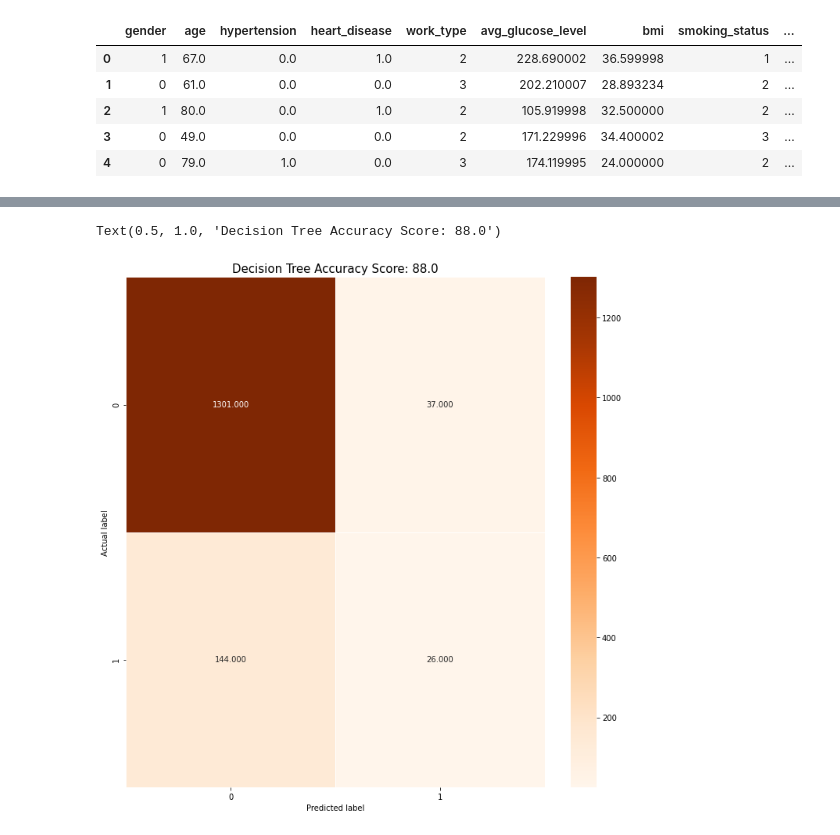
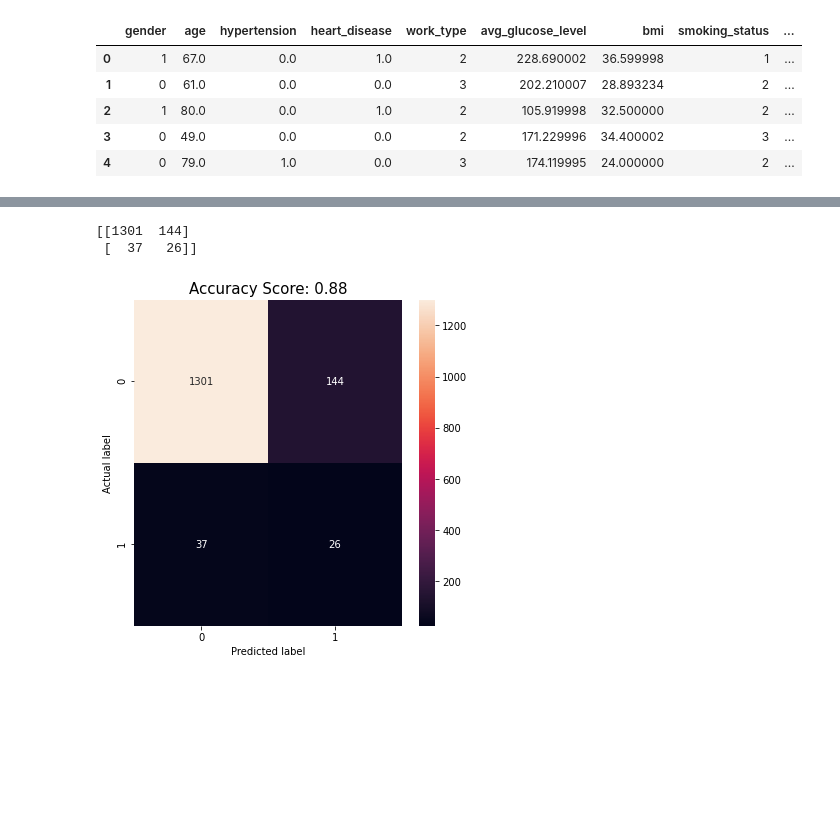
Before and after one commit to JouRous/BigData_FinalProject, a Jupyter notebook: final.ipynb, the cells around one changed output, grey strips where cells are left out. Cells and saved outputs as stored; diff of their text form; code cells hidden in the pictures; blank space fills up the shorter version.

```diff
--- a/final.ipynb
+++ b/final.ipynb
@@ -244,20 +499,20 @@ def accuracy_metric(actual, predicted):
-# %%
-def evaluate_algorithm(train_set, test_set, algorithm):
-    predicted = algorithm(train_set, test_set)
-    actual = test.select('stroke').rdd.flatMap(lambda x: x).collect()
-    accuracy = accuracy_metric(actual, predicted)
-    tree_cm = metrics.confusion_matrix(predicted, actual)
-    return accuracy, tree_cm
-# %%
-accuracy, tree_cm = evaluate_algorithm(train, test, naive_bayes)
 # %%
-# plot confusion matrix
-plt.figure(figsize=(12,12))
-sns.heatmap(tree_cm, annot=True, cmap='Oranges', fmt='.3f', linewidths=1)
-plt.ylabel('Actual label')
-plt.xlabel('Predicted label')
-title = 'Decision Tree Accuracy Score: {0}'.format(round(accuracy,2))
-plt.title(title, size=15)
+def evaluate_algorithm(algorithm, label):
+    predicted = algorithm()
+    actual = test.select(label).rdd.flatMap(lambda x: x).collect()
+
+    y_true = np.array(actual).astype(int)
+    y_pred = np.array(predicted).astype(int)
+
+    accuracy = acc(y_true, y_pred)
+    # accuracy = accuracy_metric(actual, predicted)
+
+    cm = generate_confusion_matrix(y_true, y_pred)
+
+    # plot confusion matrix
+    plt.figure(figsize=(6,6))
+    sns.heatmap(cm, annot=True, fmt='.0f')
+    plt.ylabel('Actual label')
+    plt.xlabel('Predicted label')
+    title = 'Accuracy Score: {0}'.format(round(accuracy,2))
+    plt.title(title, size=15)
-# %% [output]
-Text(0.5, 1.0, 'Decision Tree Accuracy Score: 88.0')
-[figure, removed]
@@ -263,0 +532,6 @@ Text(0.5, 1.0, 'Decision Tree Accuracy Score: 88.0')
+# %%
+evaluate_algorithm(native_bayes.fit, 'stroke')
+# %% [output]
+[[1301  144]
+ [  37   26]]
+[figure, added]
```
Also changed, not shown: parts of 48 cells of this notebook, 2 other files.
